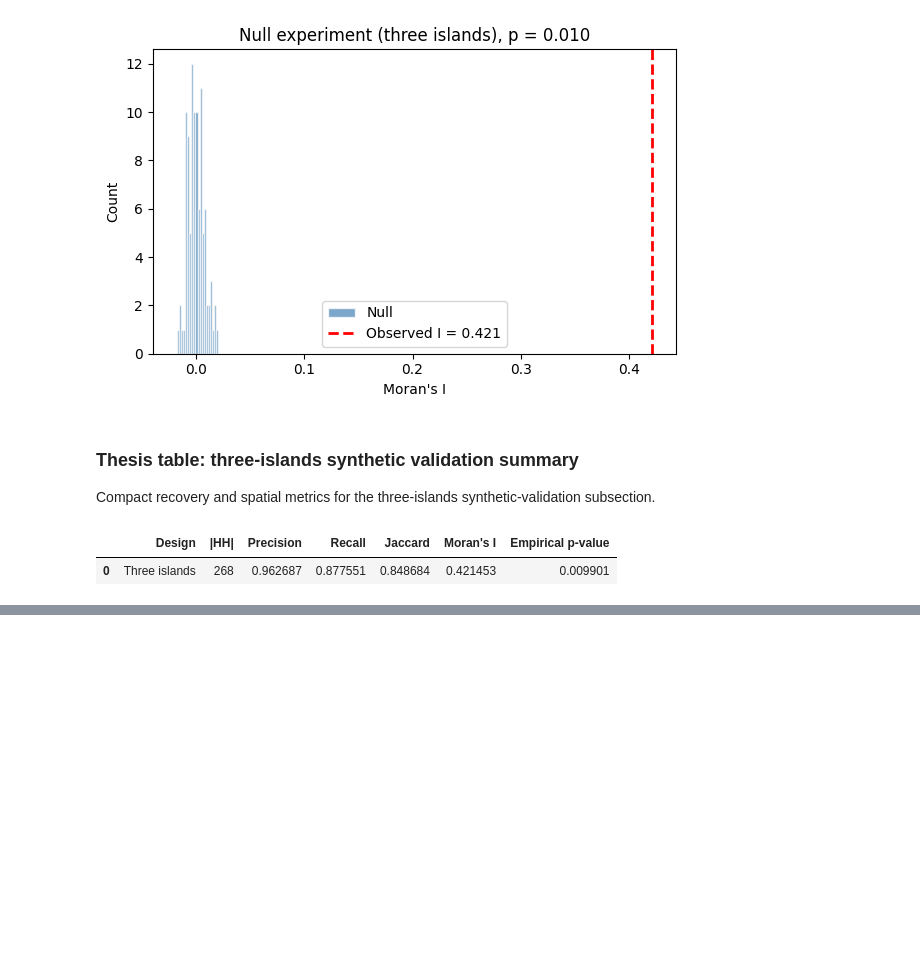
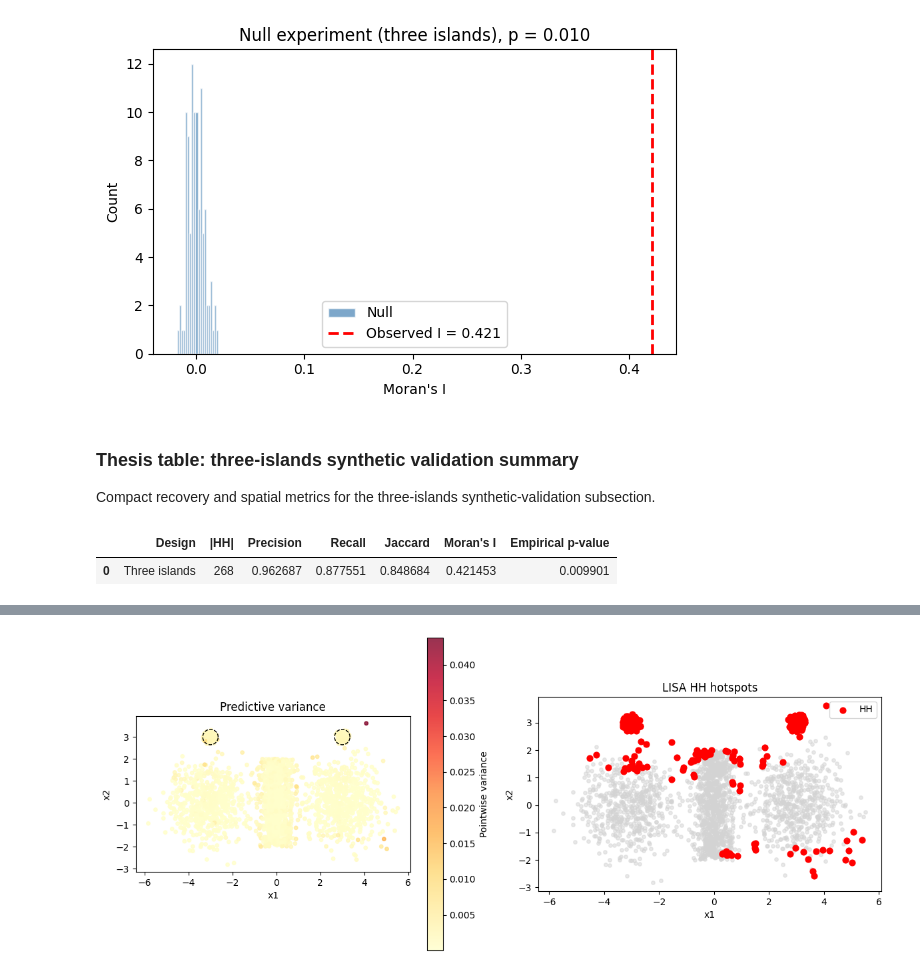
Before and after one commit to DejvisT/spatial-rashomon-multiplicity, a Jupyter notebook: notebooks/08_synthetic_multiplicity.ipynb, the cells around one changed output, grey strips where cells are left out. Drawn from its saved outputs; the diff is of its cells as text; code cells hidden in the pictures; blank space fills up the shorter version.

```diff
--- a/notebooks/08_synthetic_multiplicity.ipynb
+++ b/notebooks/08_synthetic_multiplicity.ipynb
@@ -615,0 +852,24 @@ display(three_islands_tbl)
+# %%
+# Visualize variance and HH (structural exceptions)
+x1_test = X_test_raw["x1"].values
+x2_test = X_test_raw["x2"].values
+fig, axes = plt.subplots(1, 2, figsize=(12, 5))
+sc = axes[0].scatter(x1_test, x2_test, c=v, s=15, cmap="YlOrRd", alpha=0.8)
+for c in gt.island_centers:
+    theta = np.linspace(0, 2 * np.pi, 200)
+    axes[0].plot(
+        gt.island_radius * np.cos(theta) + c[0],
+        gt.island_radius * np.sin(theta) + c[1],
+        "k--",
+        lw=1,
+    )
+plt.colorbar(sc, ax=axes[0], label="Pointwise variance")
+axes[0].set_xlabel("x1"); axes[0].set_ylabel("x2"); axes[0].set_title("Predictive variance"); axes[0].set_aspect("equal")
+axes[1].scatter(x1_test, x2_test, c="lightgray", s=15, alpha=0.5)
+axes[1].scatter(x1_test[HH_mask], x2_test[HH_mask], c="red", s=40, label="HH", zorder=5)
+axes[1].set_xlabel("x1"); axes[1].set_ylabel("x2"); axes[1].set_title("LISA HH hotspots"); axes[1].legend(); axes[1].set_aspect("equal")
+plt.tight_layout()
+plt.savefig(FIG_DIR / "structural_exceptions_pred_var_lisa.pdf", bbox_inches="tight")
+plt.show()
+# %% [output]
+[figure, added]
```
Also changed, not shown: parts of 14 cells of this notebook, 17 other files.
